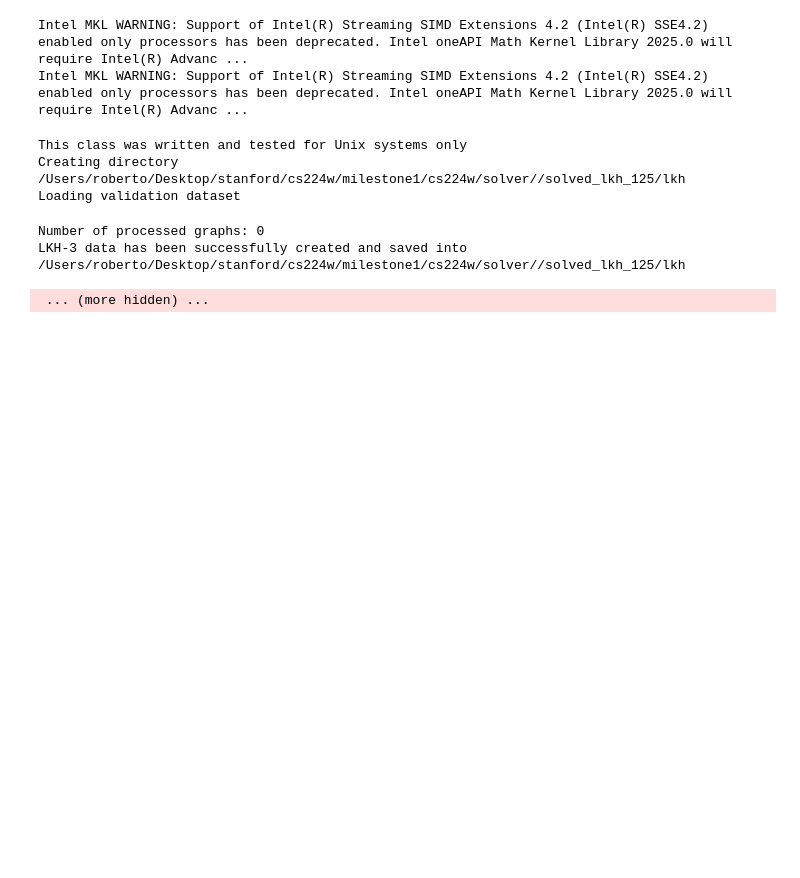
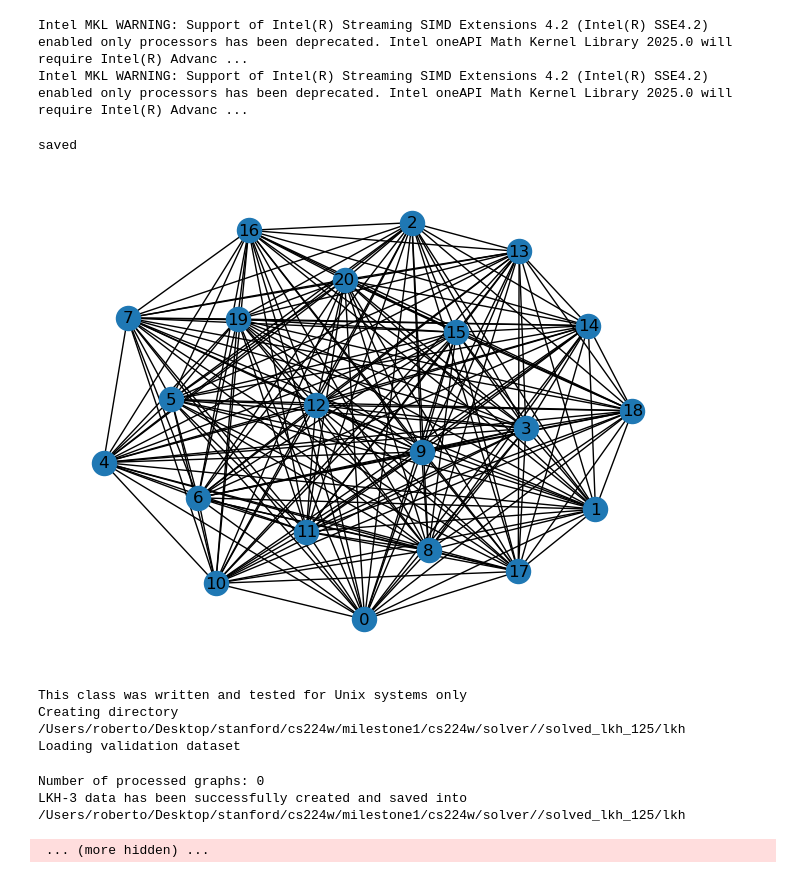
Before and after one commit to robgarct/cs224w, a Jupyter notebook: run_solver.ipynb, the cells around one changed output. Cells and saved outputs as stored; diff of their text form; code cells hidden in the pictures; blank space fills up the shorter version.

Commit message:
show graph in nb

```diff
--- a/run_solver.ipynb
+++ b/run_solver.ipynb
@@ -19,14 +19,21 @@ Intel MKL WARNING: Support of Intel(R) Streaming SIMD Extensions 4.2 (Intel(R) S
 def get_example_data(num_samples=10, graph_size=20, seed=123):
     np.random.seed(seed)
     depos = []
-    graphs = []
+    nodes = []
     demands = []
+    nx_graphs = []
     for _ in range(num_samples):
         graph = Generator(graph_size)
-        depo, graph, demand = graph.export_solver_data()
+        depo, _nodes, demand = graph.export_solver_data()
         depos.append(torch.from_numpy(depo))
-        graphs.append(torch.from_numpy(graph))
+        nodes.append(torch.from_numpy(_nodes))
         demands.append(torch.from_numpy(demand))
-    return (torch.stack(depos), torch.stack(graphs), torch.stack(demands))
+        nx_graphs.append(graph)
+    return (torch.stack(depos), torch.stack(nodes), torch.stack(demands), nx_graphs)
 # %%
 graph_data = get_example_data(SAMPLES, GRAPH_SIZE, SEED)
+# %%
+graph_data[-1][1].draw_graph()
+# %% [output]
+saved
+[figure, added]
```
Also changed, not shown: parts of 3 cells of this notebook, 1 other file.
